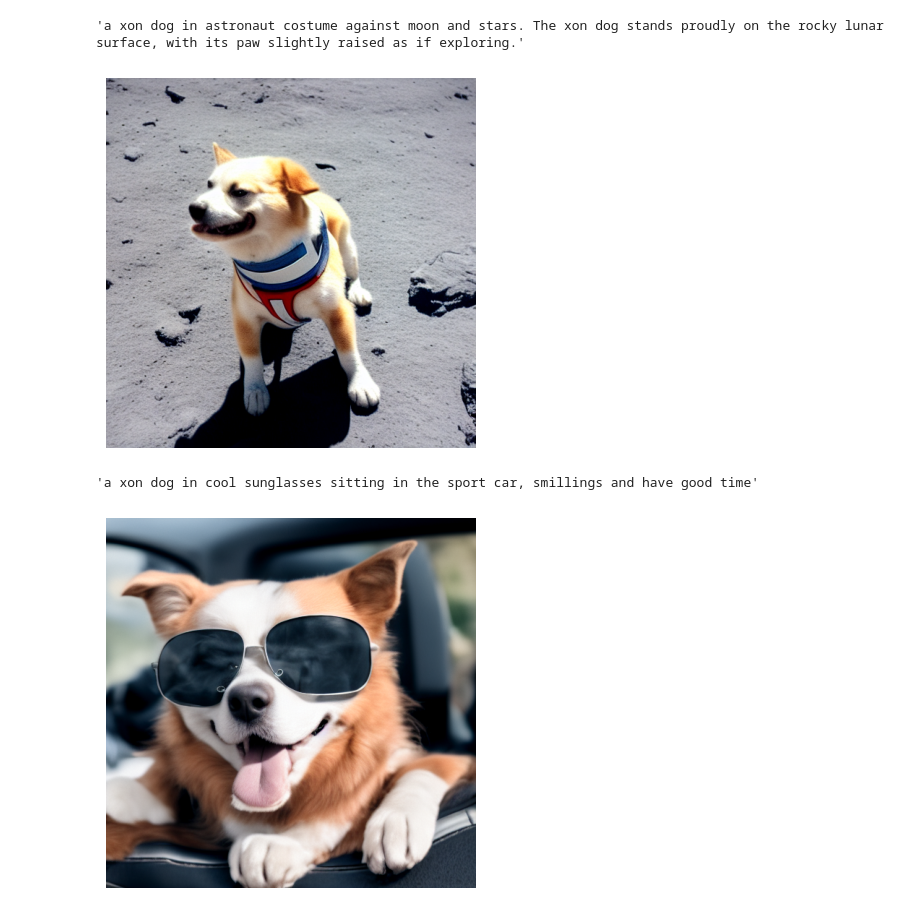
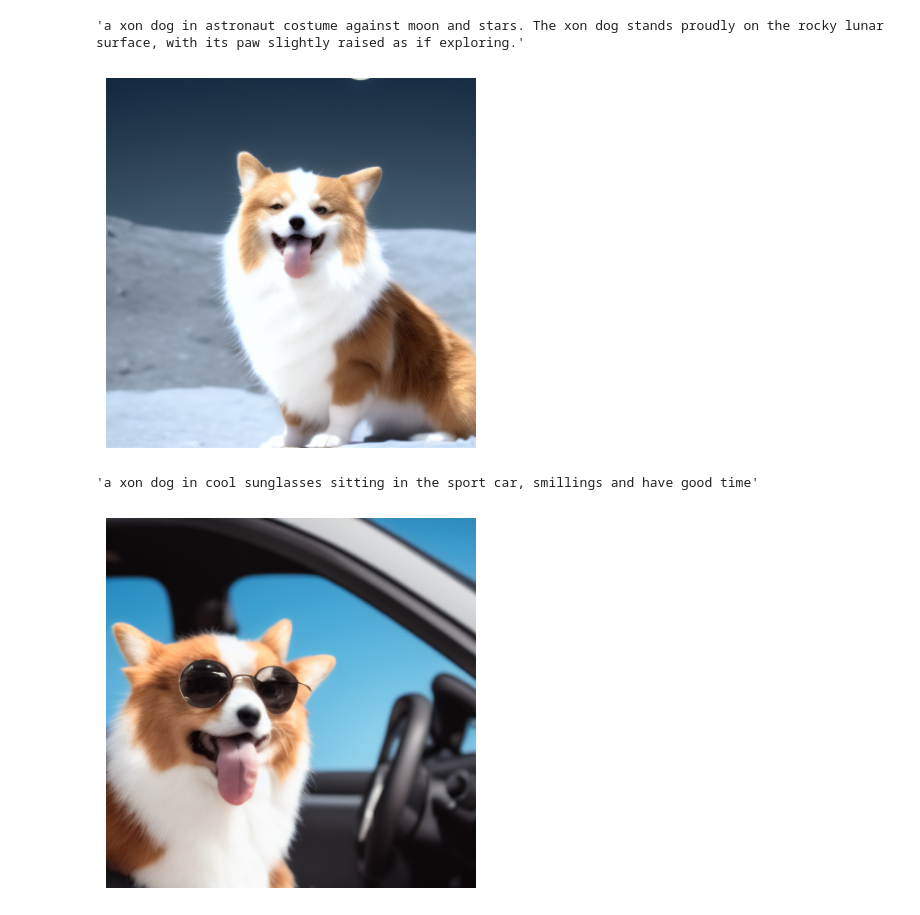
Before and after one commit to IVproger/GAI_course_project, a Jupyter notebook: notebooks/POC_DreamBooth_v2_flow_generation.ipynb, the cells around one changed output. Cells and saved outputs as stored; diff of their text form; code cells hidden in the pictures.

```diff
--- a/notebooks/POC_DreamBooth_v2_flow_generation.ipynb
+++ b/notebooks/POC_DreamBooth_v2_flow_generation.ipynb
@@ -317,6 +327,9 @@ prior_dataloader = DataLoader(prior_dataset, batch_size=prior_batch_size, shuffl
 # Training Loop with Dual (Subject + Prior) Losses
 for epoch in tqdm(range(num_train_epochs), desc="Epochs"):
     unet.train()
+    vae.train()
+    text_encoder.train()
+
     epoch_losses = []
 
     for index, batch in enumerate(tqdm(train_dataloader, desc="Batches", leave=False)):
@@ -350,7 +363,7 @@ for epoch in tqdm(range(num_train_epochs), desc="Epochs"):
 
             # Generate prior samples on-the-fly using the frozen pipeline
             with torch.no_grad(), torch.autocast("cuda"):
-                prior_output = pipeline_pretrained(
+                prior_output = pipeline(
                     [class_prompt] * prior_batch_size,
                     num_inference_steps=30,  # Reduced steps for faster training
                     guidance_scale=7.5
@@ -483,5 +490,5 @@ for idx, img in enumerate(images):
     plt.imshow(img)
     plt.axis("off")
     plt.show()
-    img.save(f"target_generated_image_{idx}.png")
+    # img.save(f"target_generated_image_{idx}.png")
 # %% [output]
@@ -502,5 +509,5 @@ for idx, img in enumerate(images):
     plt.imshow(img)
     plt.axis("off")
     plt.show()
-    img.save(f"styled_generated_image_{0}.png")
+    # img.save(f"styled_generated_image_{0}.png")
 # %% [output]
@@ -519,9 +526,9 @@ for idx, img in enumerate(images):
     plt.imshow(img)
     plt.axis("off")
     plt.show()
-    img.save(f"styled_generated_image_{1}.png")
+    # img.save(f"styled_generated_image_{1}.png")
 # %% [output]
-[figure, old version]
+[figure, new version]
 # %%
 prompt = subject_prompt + " in cool sunglasses sitting in the sport car, smillings and have good time"
 # %%
@@ -531,11 +538,11 @@ prompt
 # %%
 with torch.autocast(device.type):
     images = pipeline(prompt, num_inference_steps=200, guidance_scale=4.5).images
 
 for idx, img in enumerate(images):
     plt.imshow(img)
     plt.axis("off")
     plt.show()
-    img.save(f"styled_generated_image_{2}.png")
+    # img.save(f"styled_generated_image_{2}.png")
 # %% [output]
-[figure, old version]
+[figure, new version]
```
Also changed, not shown: parts of 13 cells of this notebook, 2 other files.
